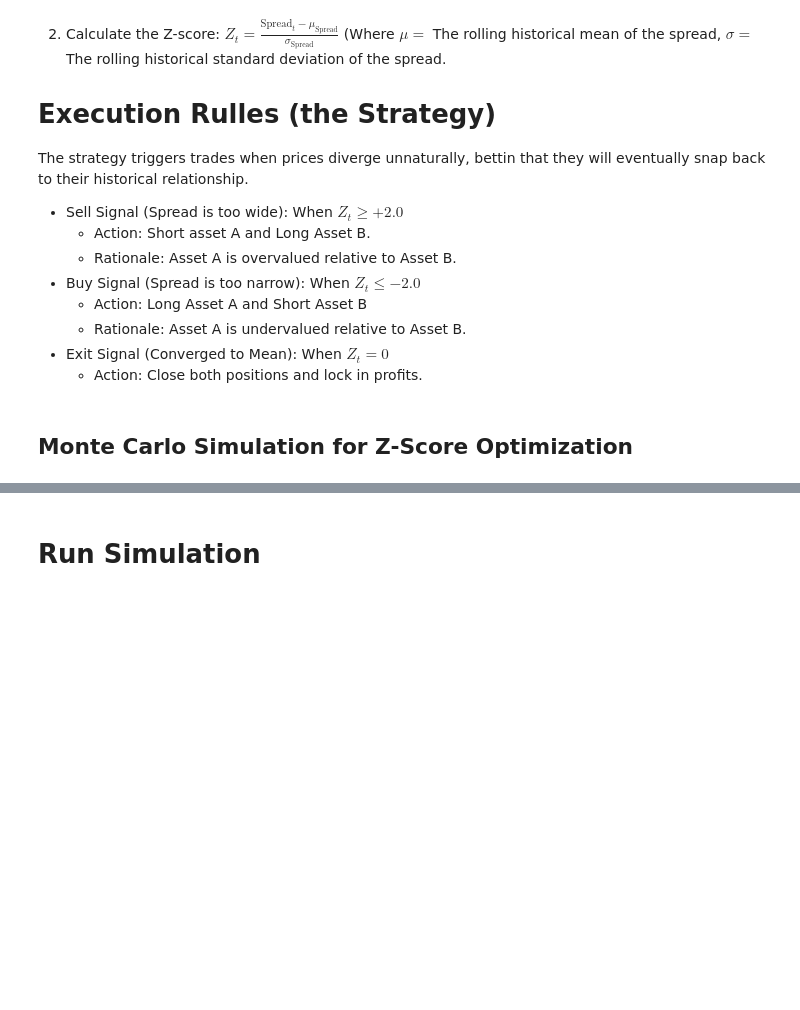
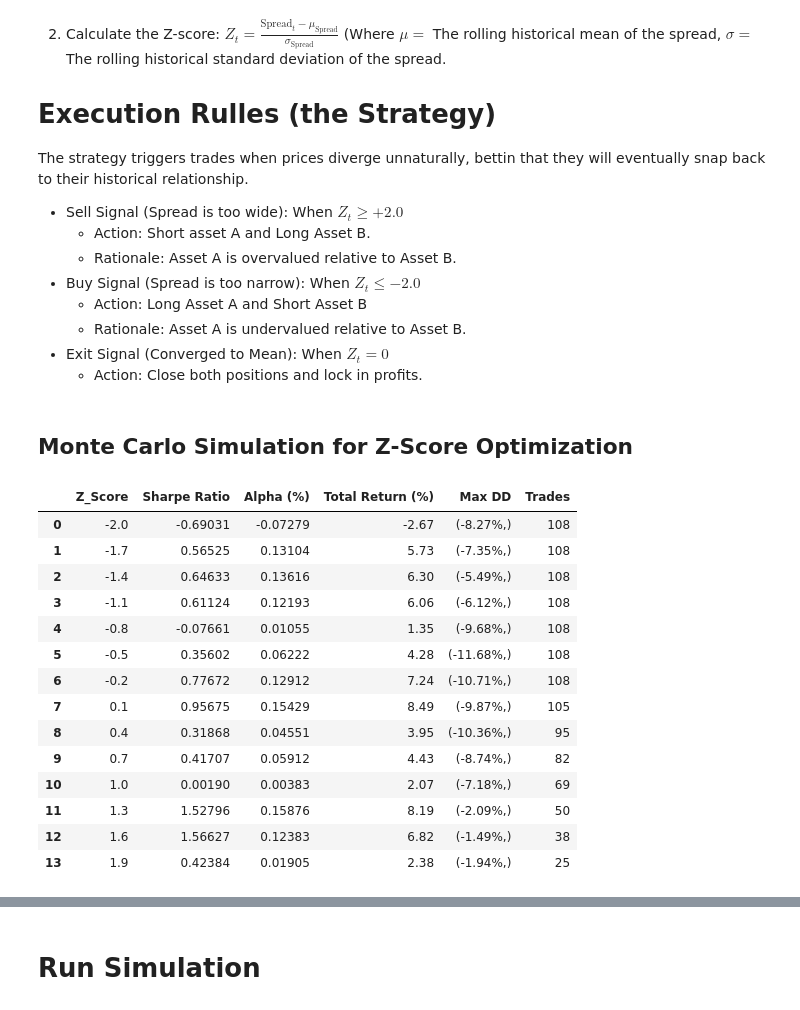
Before and after one commit to massey007/pairs_trading_algo, a Jupyter notebook: Notebooks/Pairs Trading (backtest).ipynb, the cells around one changed output, grey strips where cells are left out. Drawn from its saved outputs; the diff is of its cells as text; code cells hidden in the pictures; blank space fills up the shorter version.

```diff
--- a/Notebooks/Pairs Trading (backtest).ipynb
+++ b/Notebooks/Pairs Trading (backtest).ipynb
@@ -81,6 +85,24 @@ for z in z_scores_to_test:
         continue
 
 simulation_df = pd.DataFrame(simulation_results)
+# %%
+simulation_df
+# %% [output]
+|  | Z_Score | Sharpe Ratio | Alpha (%) | Total Return (%) | Max DD | Trades |
+| 0 | -2.0 | -0.69031 | -0.07279 | -2.67 | (-8.27%,) | 108 |
+| 1 | -1.7 | 0.56525 | 0.13104 | 5.73 | (-7.35%,) | 108 |
+| 2 | -1.4 | 0.64633 | 0.13616 | 6.30 | (-5.49%,) | 108 |
+| 3 | -1.1 | 0.61124 | 0.12193 | 6.06 | (-6.12%,) | 108 |
+| 4 | -0.8 | -0.07661 | 0.01055 | 1.35 | (-9.68%,) | 108 |
+| 5 | -0.5 | 0.35602 | 0.06222 | 4.28 | (-11.68%,) | 108 |
+| 6 | -0.2 | 0.77672 | 0.12912 | 7.24 | (-10.71%,) | 108 |
+| 7 | 0.1 | 0.95675 | 0.15429 | 8.49 | (-9.87%,) | 105 |
+| 8 | 0.4 | 0.31868 | 0.04551 | 3.95 | (-10.36%,) | 95 |
+| 9 | 0.7 | 0.41707 | 0.05912 | 4.43 | (-8.74%,) | 82 |
+| 10 | 1.0 | 0.00190 | 0.00383 | 2.07 | (-7.18%,) | 69 |
+| 11 | 1.3 | 1.52796 | 0.15876 | 8.19 | (-2.09%,) | 50 |
+| 12 | 1.6 | 1.56627 | 0.12383 | 6.82 | (-1.49%,) | 38 |
+| 13 | 1.9 | 0.42384 | 0.01905 | 2.38 | (-1.94%,) | 25 |
 # %%
 # Plotting the results
 fig, axes = plt.subplots(3, 1, figsize=(12, 24))
```
Also changed, not shown: parts of 5 cells of this notebook, 2 other files.
